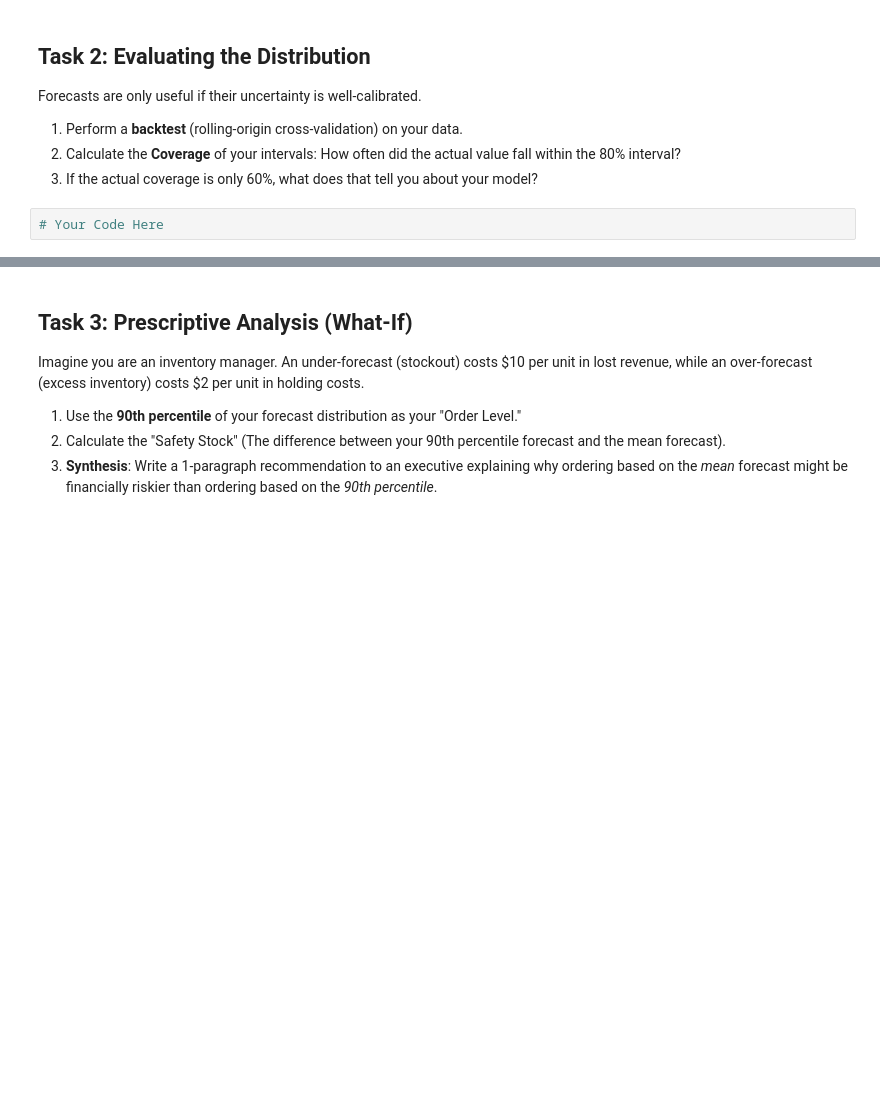
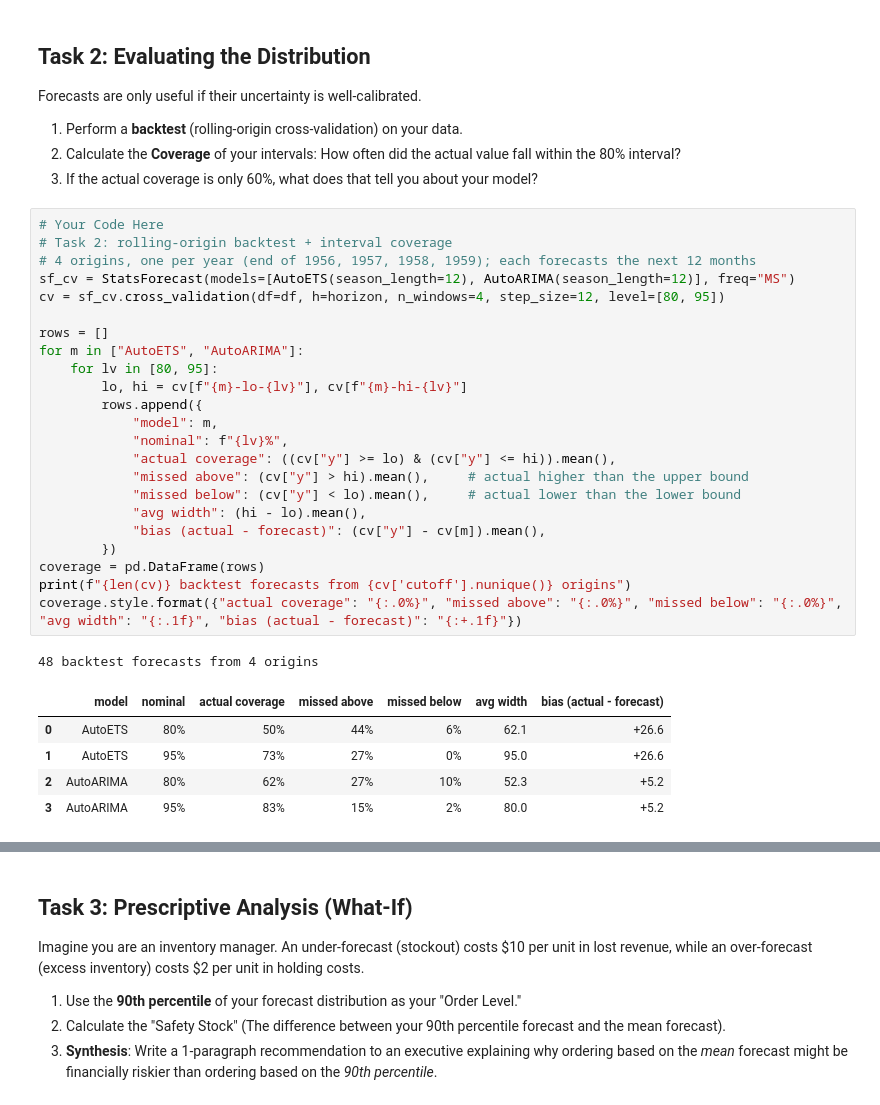
Before and after one commit to VickyGuo0907/DSE6230-forecasting-class-course-materials, a Jupyter notebook: assignments/week06_assignment.ipynb, the cells around one changed output, grey strips where cells are left out. Cells and saved outputs as stored; diff of their text form; blank space fills up the shorter version.

```diff
--- a/assignments/week06_assignment.ipynb
+++ b/assignments/week06_assignment.ipynb
@@ -38,3 +78,31 @@ Forecasts are only useful if their uncertainty is well-calibrated.
 3. If the actual coverage is only 60%, what does that tell you about your model?
 # %%
 # Your Code Here
+# Task 2: rolling-origin backtest + interval coverage
+# 4 origins, one per year (end of 1956, 1957, 1958, 1959); each forecasts the next 12 months
+sf_cv = StatsForecast(models=[AutoETS(season_length=12), AutoARIMA(season_length=12)], freq="MS")
+cv = sf_cv.cross_validation(df=df, h=horizon, n_windows=4, step_size=12, level=[80, 95])
+
+rows = []
+for m in ["AutoETS", "AutoARIMA"]:
+    for lv in [80, 95]:
+        lo, hi = cv[f"{m}-lo-{lv}"], cv[f"{m}-hi-{lv}"]
+        rows.append({
+            "model": m,
+            "nominal": f"{lv}%",
+            "actual coverage": ((cv["y"] >= lo) & (cv["y"] <= hi)).mean(),
+            "missed above": (cv["y"] > hi).mean(),     # actual higher than the upper bound
+            "missed below": (cv["y"] < lo).mean(),     # actual lower than the lower bound
+            "avg width": (hi - lo).mean(),
+            "bias (actual - forecast)": (cv["y"] - cv[m]).mean(),
+        })
+coverage = pd.DataFrame(rows)
+print(f"{len(cv)} backtest forecasts from {cv['cutoff'].nunique()} origins")
+coverage.style.format({"actual coverage": "{:.0%}", "missed above": "{:.0%}", "missed below": "{:.0%}", "avg width": "{:.1f}", "bias (actual - forecast)": "{:+.1f}"})
+# %% [output]
+48 backtest forecasts from 4 origins
+|  | model | nominal | actual coverage | missed above | missed below | avg width | bias (actual - forecast) |
+| 0 | AutoETS | 80% | 50% | 44% | 6% | 62.1 | +26.6 |
+| 1 | AutoETS | 95% | 73% | 27% | 0% | 95.0 | +26.6 |
+| 2 | AutoARIMA | 80% | 62% | 27% | 10% | 52.3 | +5.2 |
+| 3 | AutoARIMA | 95% | 83% | 15% | 2% | 80.0 | +5.2 |
```
Also changed, not shown: parts of 6 cells of this notebook.
